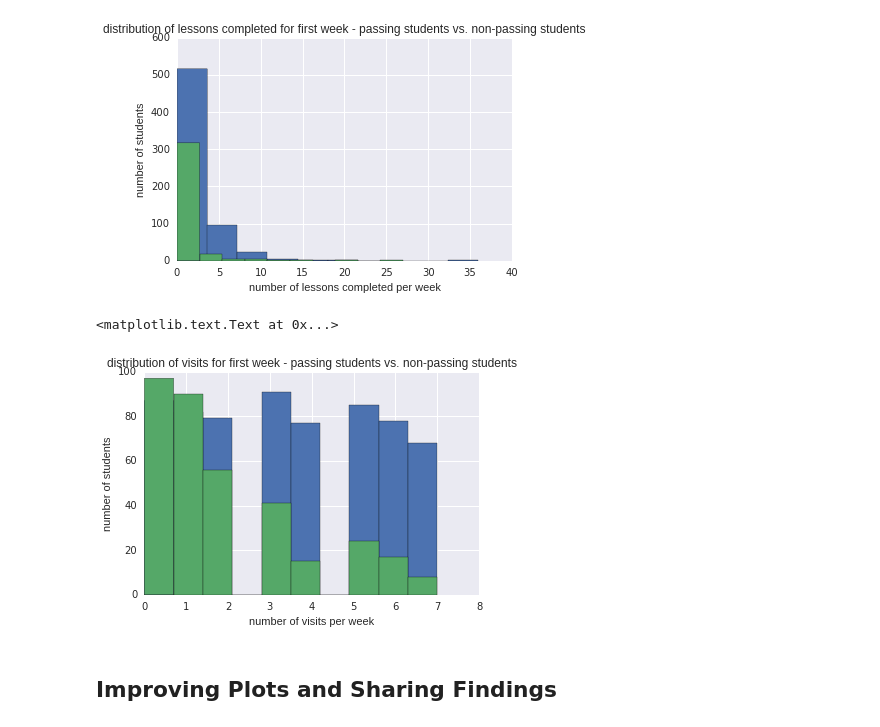
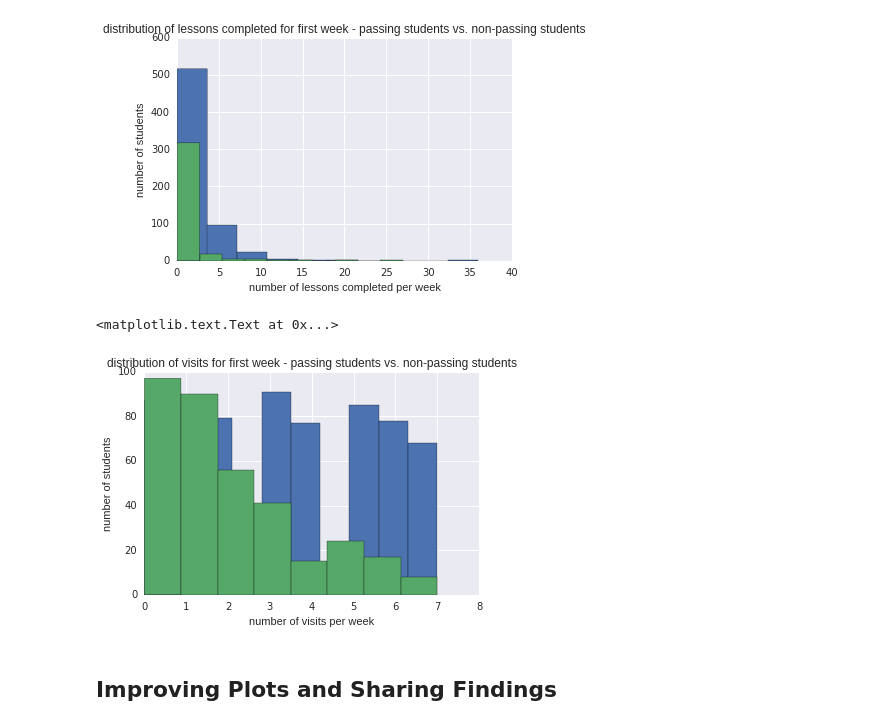
Before and after one commit to charlesmilam/udacity, a Jupyter notebook: introDA/L1_Starter_Code.ipynb, the cells around one changed output. Saved outputs shown, nothing was run; the diff lists cells and outputs as text; code cells hidden in the pictures.

Commit message:
modify number of bins for visits histogram for improved visualization.

```diff
--- a/introDA/L1_Starter_Code.ipynb
+++ b/introDA/L1_Starter_Code.ipynb
@@ -603,13 +603,13 @@ plt.title('distribution of lessons completed for first week - passing students v
 [figure]
 # %%
 plt.hist(passing_visits)
-plt.hist(non_passing_visits)
+plt.hist(non_passing_visits, bins = 8)
 plt.xlabel('number of visits per week')
 plt.ylabel('number of students')
 plt.title('distribution of visits for first week - passing students vs. non-passing students')
 # %% [output]
 <matplotlib.text.Text at 0x...>
-[figure, old version]
+[figure, new version]
 # %% [markdown]
 ## Improving Plots and Sharing Findings
 # %%
```
